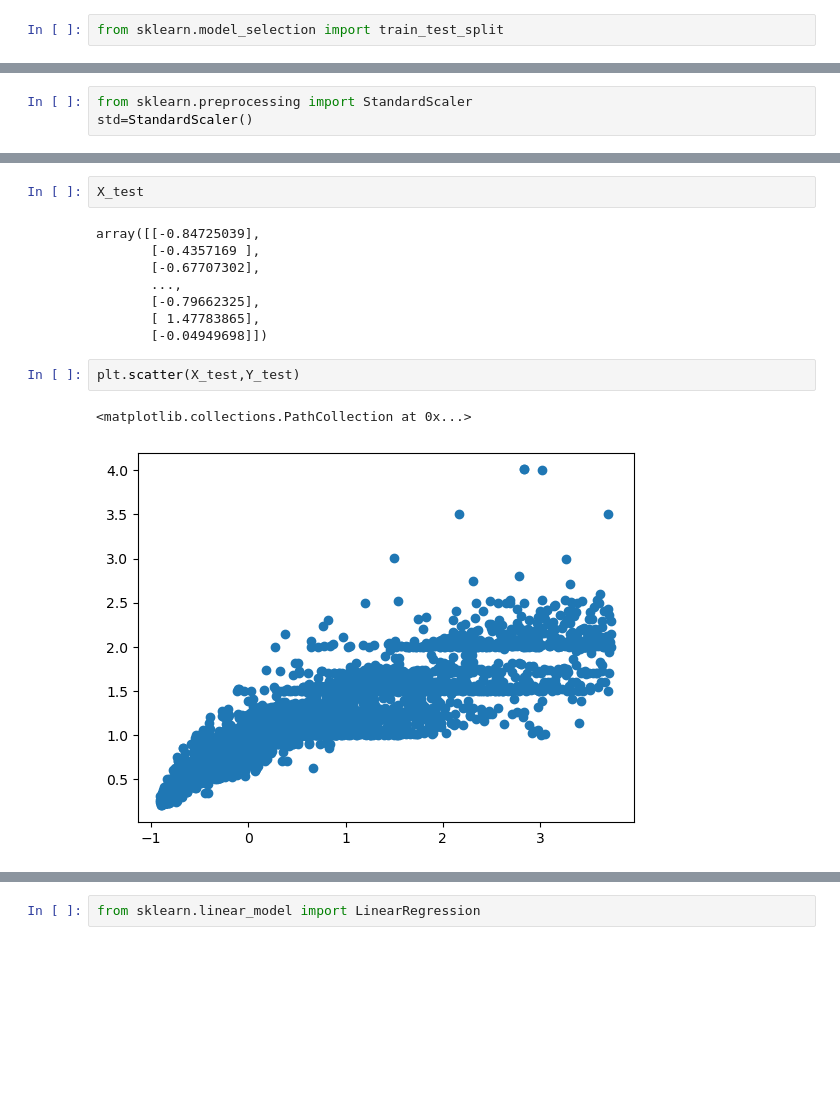
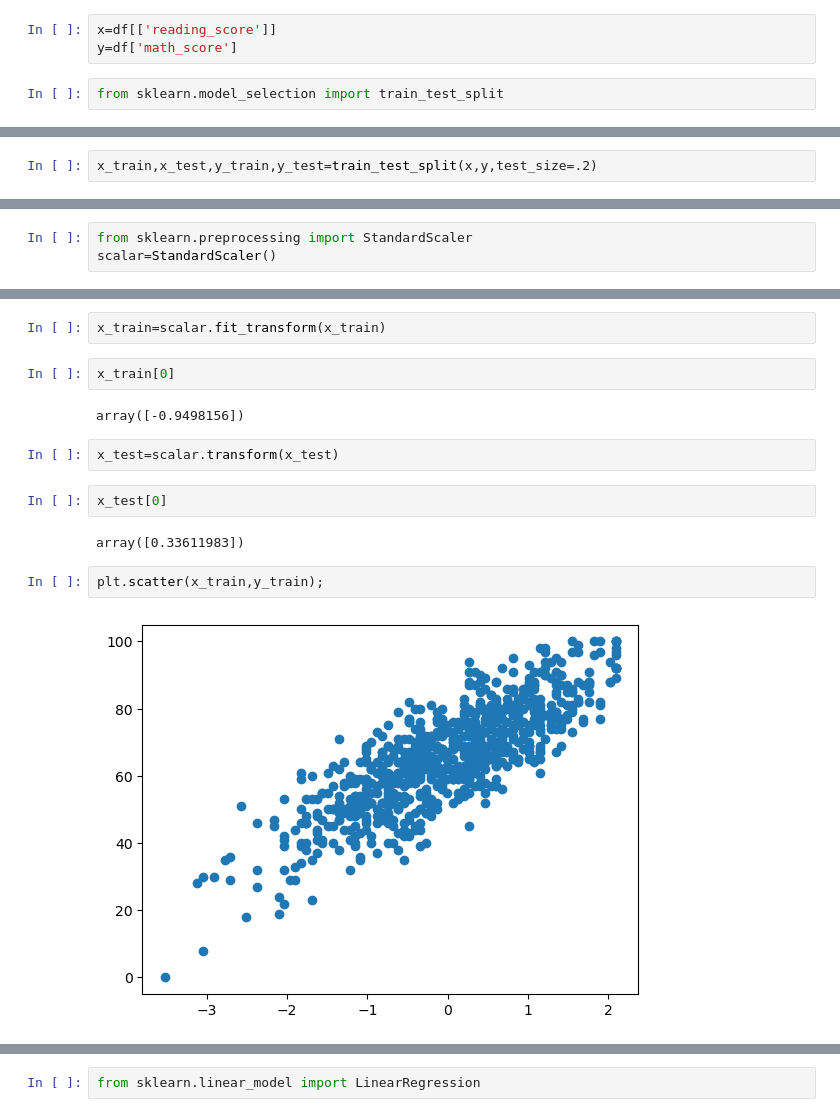
Before and after one commit to NithinKumarKR/Loan-Default-Prediction, a Jupyter notebook: Simple Linear Question.ipynb, the cells around one changed output, grey strips where cells are left out. Cells and saved outputs as stored; diff of their text form; blank space fills up the shorter version.

```diff
--- a/Simple Linear Question.ipynb
+++ b/Simple Linear Question.ipynb
@@ -62,2 +36,5 @@ X.shape
+# %%
+x=df[['reading_score']]
+y=df['math_score']
 # %%
 from sklearn.model_selection import train_test_split
@@ -66 +41,3 @@ X_train, X_test, Y_train , Y_test=train_test_split(X,Y,test_size=.2,random_state
+# %%
+x_train,x_test,y_train,y_test=train_test_split(x,y,test_size=.2)
 # %%
@@ -72,3 +47,3 @@ X_train.shape,X_test.shape,Y_train.shape,Y_test.shape
 # %%
 from sklearn.preprocessing import StandardScaler
-std=StandardScaler()
+scalar=StandardScaler()
@@ -89,15 +50,16 @@ X_test=std.transform(X_test)
-# %%
-X_test
-# %% [output]
-array([[-0.84725039],
-       [-0.4357169 ],
-       [-0.67707302],
-       ...,
-       [-0.79662325],
-       [ 1.47783865],
-       [-0.04949698]])
+# %%
+x_train=scalar.fit_transform(x_train)
+# %%
+x_train[0]
+# %% [output]
+array([-0.9498156])
+# %%
+x_test=scalar.transform(x_test)
+# %%
+x_test[0]
+# %% [output]
+array([0.33611983])
 # %%
-plt.scatter(X_test,Y_test)
+plt.scatter(x_train,y_train);
 # %% [output]
-<matplotlib.collections.PathCollection at 0x...>
-[figure, old version]
+[figure, new version]
```
Also changed, not shown: parts of 49 cells of this notebook, 5 other files.
